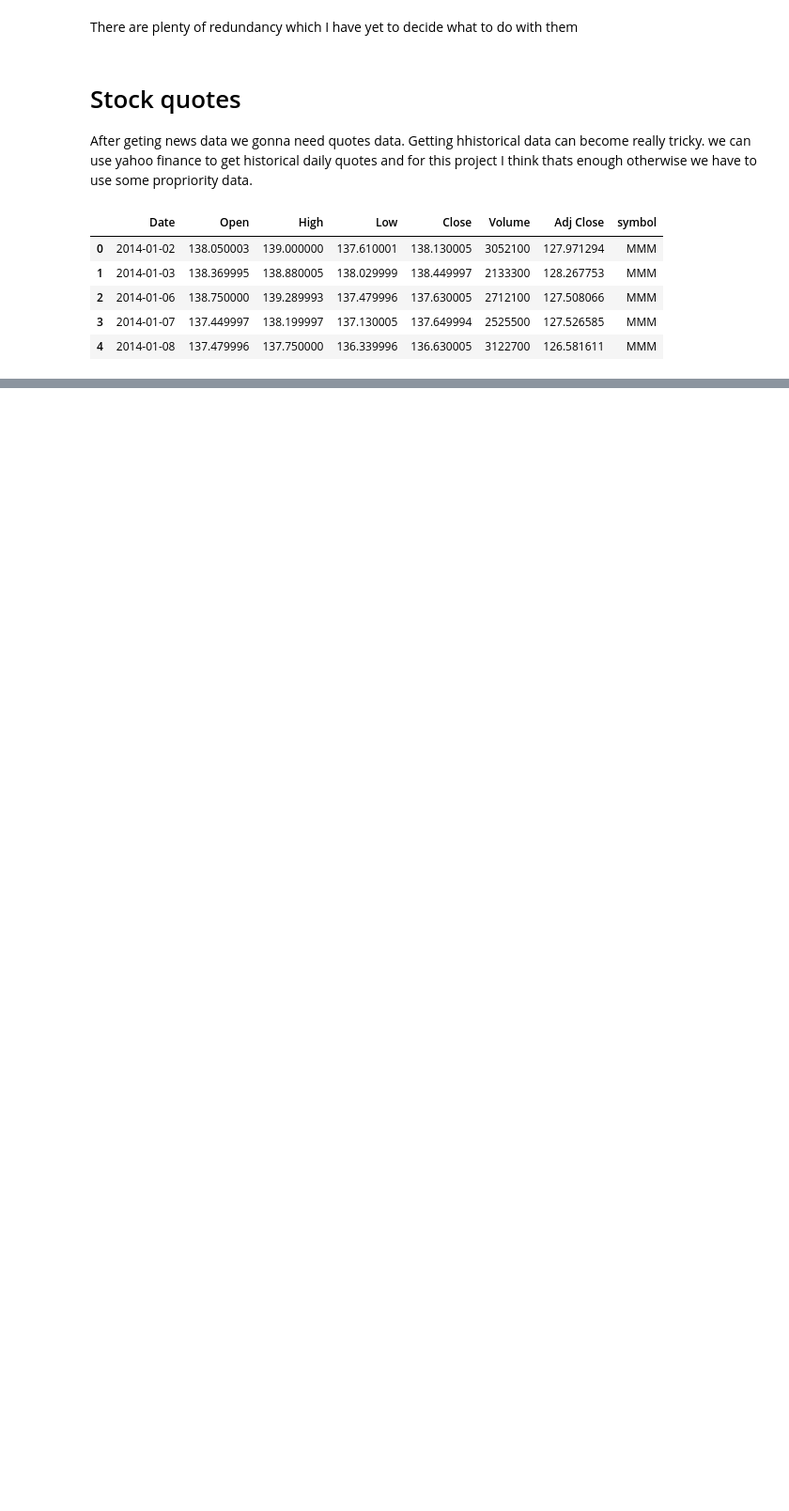
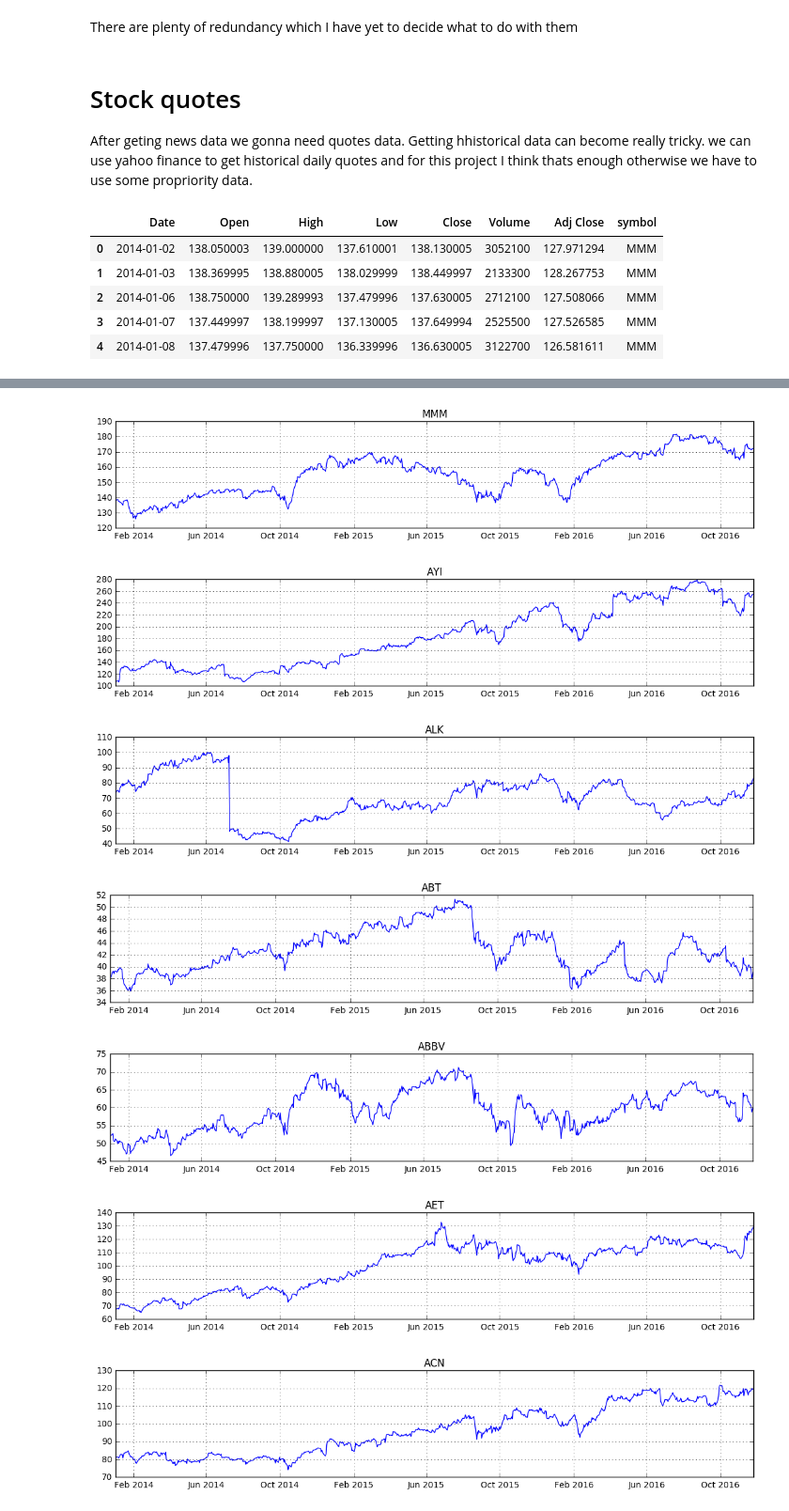
Before and after one commit to asarchami/GA, a Jupyter notebook: Capstone/capstone.ipynb, the cells around one changed output, grey strips where cells are left out. Shown at 94% size. Drawn from its saved outputs; the diff is of its cells as text; code cells hidden in the pictures; blank space fills up the shorter version.

```diff
--- a/Capstone/capstone.ipynb
+++ b/Capstone/capstone.ipynb
@@ -122,3 +127,5 @@ quotes.head()
 | 2 | 2014-01-06 | 138.750000 | 139.289993 | 137.479996 | 137.630005 | 2712100 | 127.508066 | MMM |
 | 3 | 2014-01-07 | 137.449997 | 138.199997 | 137.130005 | 137.649994 | 2525500 | 127.526585 | MMM |
 | 4 | 2014-01-08 | 137.479996 | 137.750000 | 136.339996 | 136.630005 | 3122700 | 126.581611 | MMM |
+# %%
+quotes['Date'] = pd.to_datetime(quotes['Date'], format='%Y-%m-%d')
@@ -124,0 +137,17 @@ quotes.head()
+# %%
+for symbol in quotes.symbol.unique():
+    plt.figure(1, figsize=(30,5))
+    plt.subplot(222)
+    plt.plot('Date', 'Open', data=quotes[(quotes.symbol == symbol)])
+    plt.yscale('linear')
+    plt.title(symbol)
+    plt.grid(True)
+    plt.show()
+# %% [output]
+[figure, added]
+[figure, added]
+[figure, added]
+[figure, added]
+[figure, added]
+[figure, added]
+[figure, added]
```
Also changed, not shown: parts of 8 cells of this notebook.
